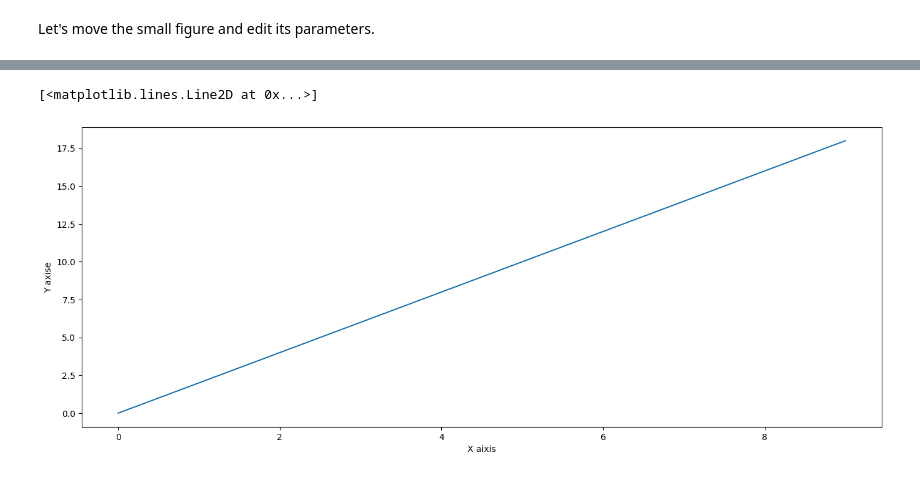
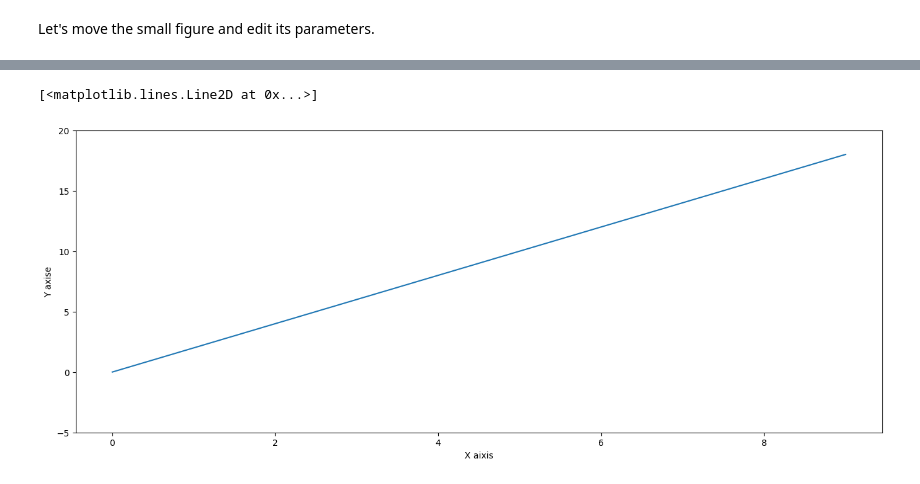
Before and after one commit to BharathShanmugam/python-learning, a Jupyter notebook: Machien Learning/MATPLOTLIB/Matplotlib Basics.ipynb, the cells around one changed output, grey strips where cells are left out. Drawn from its saved outputs; the diff is of its cells as text; code cells hidden in the pictures.

```diff
--- a/Machien Learning/MATPLOTLIB/Matplotlib Basics.ipynb
+++ b/Machien Learning/MATPLOTLIB/Matplotlib Basics.ipynb
@@ -137,9 +137,10 @@ axes2.set_title('Zoomed In');
 # %%
 fig=plt.figure()
 axiess=fig.add_axes([0,0,2,1])
 axiess.set_xlabel("X aixis")
 axiess.set_ylabel("Y axise")
+axiess.set_ylim(-5,20)
 axiess.plot(x,y)
 # %% [output]
 [<matplotlib.lines.Line2D at 0x...>]
-[figure, old version]
+[figure, new version]
```
Also changed, not shown: parts of 2 cells of this notebook, 10 other files.
